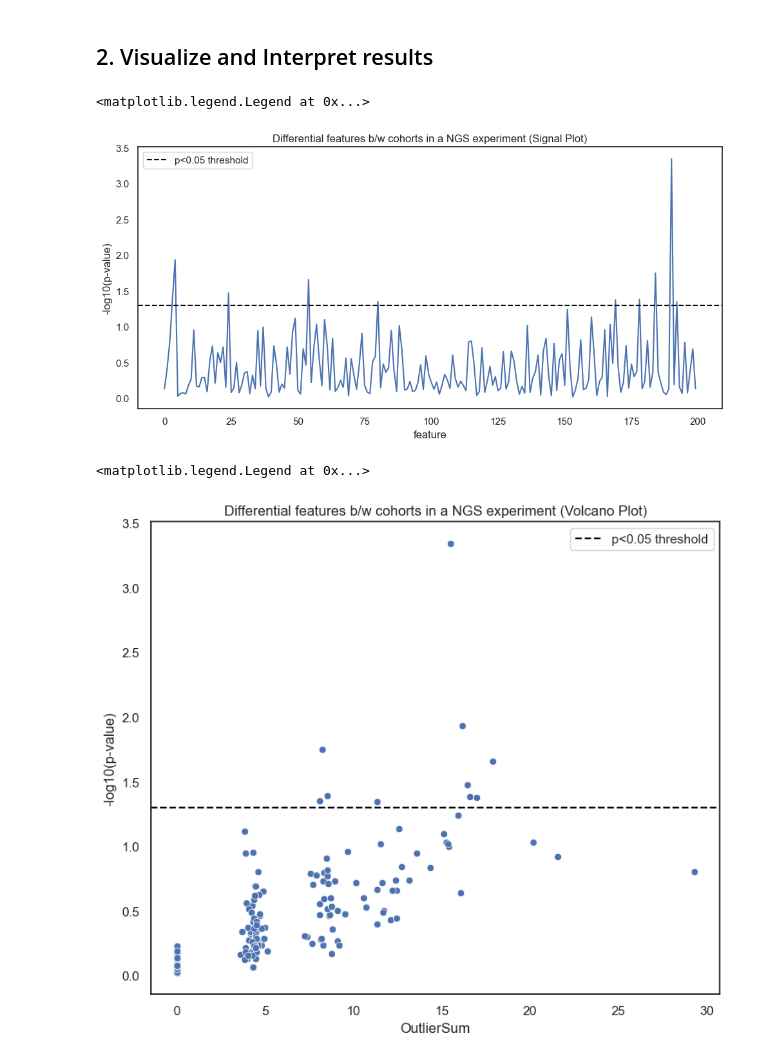
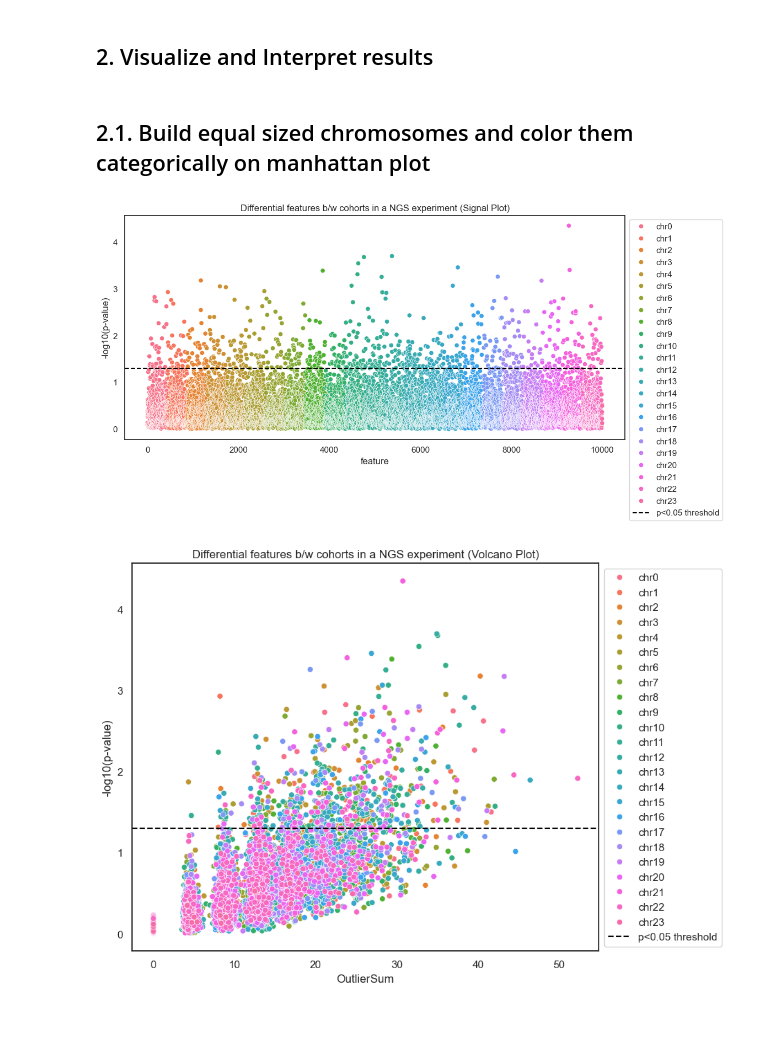
Before and after one commit to adhal007/OmixHub, a Jupyter notebook: outlier_stat_method_perm_demo.ipynb, the cells around one changed output. Drawn from its saved outputs; the diff is of its cells as text; code cells hidden in the pictures; blank space fills up the shorter version.

```diff
--- a/outlier_stat_method_perm_demo.ipynb
+++ b/outlier_stat_method_perm_demo.ipynb
@@ -9,8 +9,8 @@ import OutlierStatMethods.outlier_sum_stat_perm
 np.random.seed(1234)
 rng = np.random.default_rng()
 # %%
-disease_data = pd.DataFrame(rng.normal(2.0, 1, size=(50, 200)))
-control_data = pd.DataFrame(rng.normal(1.0, 1, size=(50, 200)))
+disease_data = pd.DataFrame(rng.normal(2.0, 1, size=(100, 10000)))
+control_data = pd.DataFrame(rng.normal(1.0, 1, size=(100, 10000)))
 # %% [markdown]
 ## 1. Initialize subclass and apply Outlier Stat Methods
 # %%
@@ -28,31 +33,46 @@ stats = OSPerm_cls.get_stats()
 ## 2. Visualize and Interpret results
 # %%
 import seaborn as sns
+# %% [markdown]
+## 2.1. Build equal sized chromosomes and color them categorically on manhattan plot
+# %%
+n_chroms = 23
+feat_size = 10000
+lis = list(np.arange(0, feat_size, 1))
+n = int(round(feat_size/n_chroms, 1))
+x = {'chr' + str(int(i/430)): lis[i:i + n] for i in range(0, len(lis), n)}
+
+long_format_chrom_df = pd.concat({k: pd.Series(v) for k, v in x.items()}).reset_index()
+long_format_chrom_df.columns = ['chromosome', 'level_1', 'feature_number']
+# %%
+stats_with_chrom_number = long_format_chrom_df.copy()
+stats_with_chrom_number['log_pvalue'] = -np.log10(stats['pvalues'])
+stats_with_chrom_number['OutlierSum'] = stats['OutlierSum']
 # %%
 sns.set(rc={'figure.figsize':(11.7,5.27)})
 sns.set_style('white')
-locs = np.arange(0, OSPerm_cls.no_of_feats,1)
-y_vals = -np.log10(stats['pvalues'])
-ax = sns.lineplot(x=locs, y=y_vals)
+# locs = np.arange(0, OSPerm_cls.no_of_feats,1)
+# y_vals = -np.log10(stats['pvalues'])
+ax = sns.scatterplot(data=stats_with_chrom_number, x='feature_number', y='log_pvalue', hue='chromosome')
 ax.axhline(-np.log10(0.05), linestyle='--', color='black', label='p<0.05 threshold')
 ax.set_xlabel('feature')
 ax.set_ylabel('-log10(p-value)')
 ax.set_title('Differential features b/w cohorts in a NGS experiment (Signal Plot)')
 ax.legend()
+sns.move_legend(ax, "upper left", bbox_to_anchor=(1, 1))
 # %% [output]
-<matplotlib.legend.Legend at 0x...>
-[figure, old version]
+[figure, new version]
 # %%
 sns.set(rc={'figure.figsize':(8.7,7.27)})
 sns.set_style('white')
 x_vals = stats['OutlierSum']
 y_vals = -np.log10(stats['pvalues'])
-ax = sns.scatterplot(x=x_vals, y=y_vals)
+ax = sns.scatterplot(data=stats_with_chrom_number, x='OutlierSum', y='log_pvalue', hue='chromosome')
 ax.axhline(-np.log10(0.05), linestyle='--', color='black', label='p<0.05 threshold')
 ax.set_xlabel('OutlierSum')
 ax.set_ylabel('-log10(p-value)')
 ax.set_title('Differential features b/w cohorts in a NGS experiment (Volcano Plot)')
 ax.legend()
+sns.move_legend(ax, "upper left", bbox_to_anchor=(1, 1))
 # %% [output]
-<matplotlib.legend.Legend at 0x...>
-[figure, old version]
+[figure, new version]
```
Also changed, not shown: parts of 2 cells of this notebook, 10 other files.
